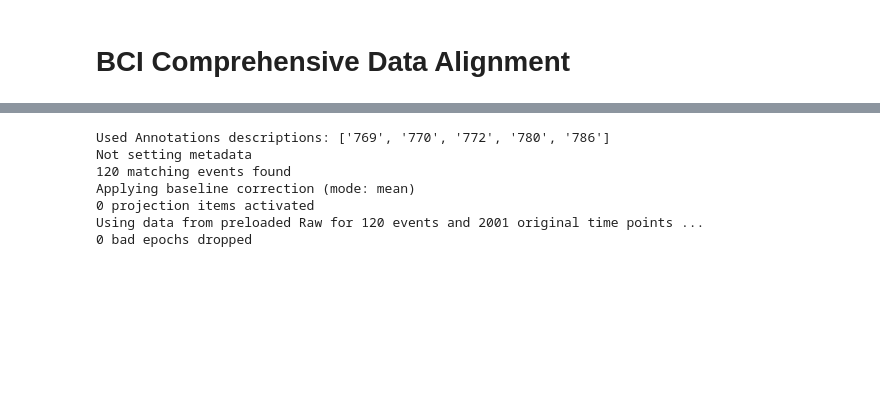
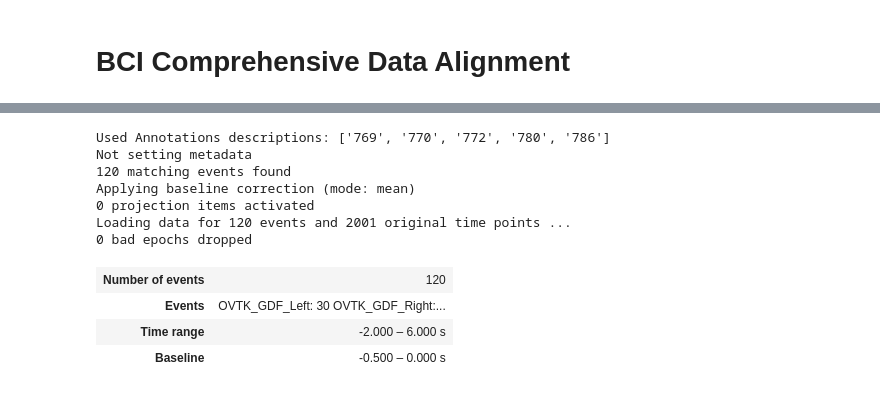
Before and after one commit to pipogood/BCI_MI_EA-wLTL, a Jupyter notebook: UnicornDataAlignment.ipynb, the cells around one changed output, grey strips where cells are left out. Saved outputs shown, nothing was run; the diff lists cells and outputs as text; code cells hidden in the pictures; blank space fills up the shorter version.

```diff
--- a/UnicornDataAlignment.ipynb
+++ b/UnicornDataAlignment.ipynb
@@ -35,12 +38,19 @@ Reading 0 ... 103679  =      0.000 ...   414.716 secs...
 Effective window size : 8.192 (s)
 [figure]
 # %%
-Epochs = AllBCIClass.GetEpoch(raw_gdf, event_repeat=True)
+Epochs = AllBCIClass.GetEpoch(raw_gdf,tmin= -2.0, tmax= 6.0 ,baseline= (-0.5,0.0), event_repeat=True)
 # %% [output]
 Used Annotations descriptions: ['769', '770', '772', '780', '786']
 Not setting metadata
 120 matching events found
 Applying baseline correction (mode: mean)
 0 projection items activated
-Using data from preloaded Raw for 120 events and 2001 original time points ...
+Loading data for 120 events and 2001 original time points ...
 0 bad epochs dropped
+# %%
+Epochs
+# %% [output]
+| Number of events | 120 |
+| Events | OVTK_GDF_Left: 30 OVTK_GDF_Right:... |
+| Time range | -2.000 – 6.000 s |
+| Baseline | -0.500 – 0.000 s |
```
Also changed, not shown: parts of 1 cell of this notebook, 2 other files.
